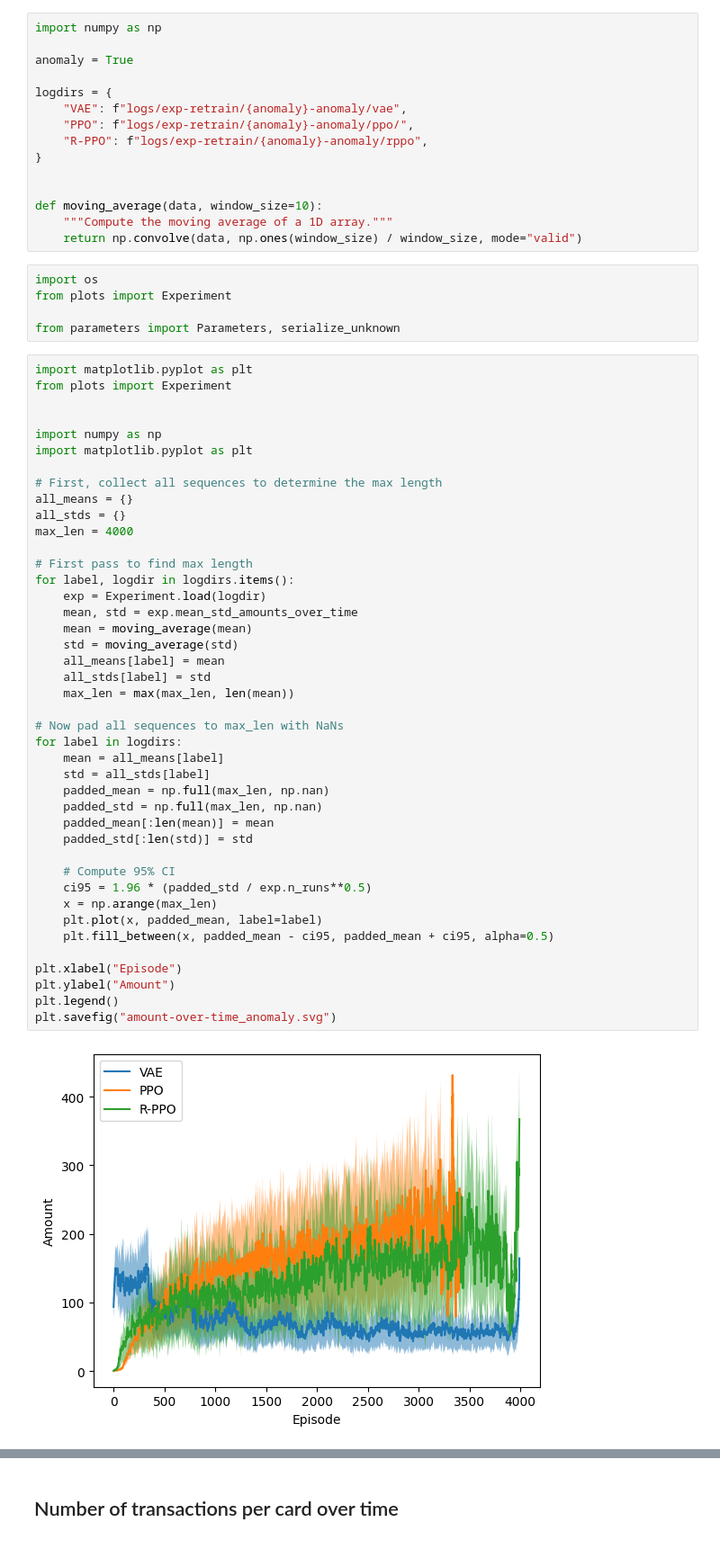
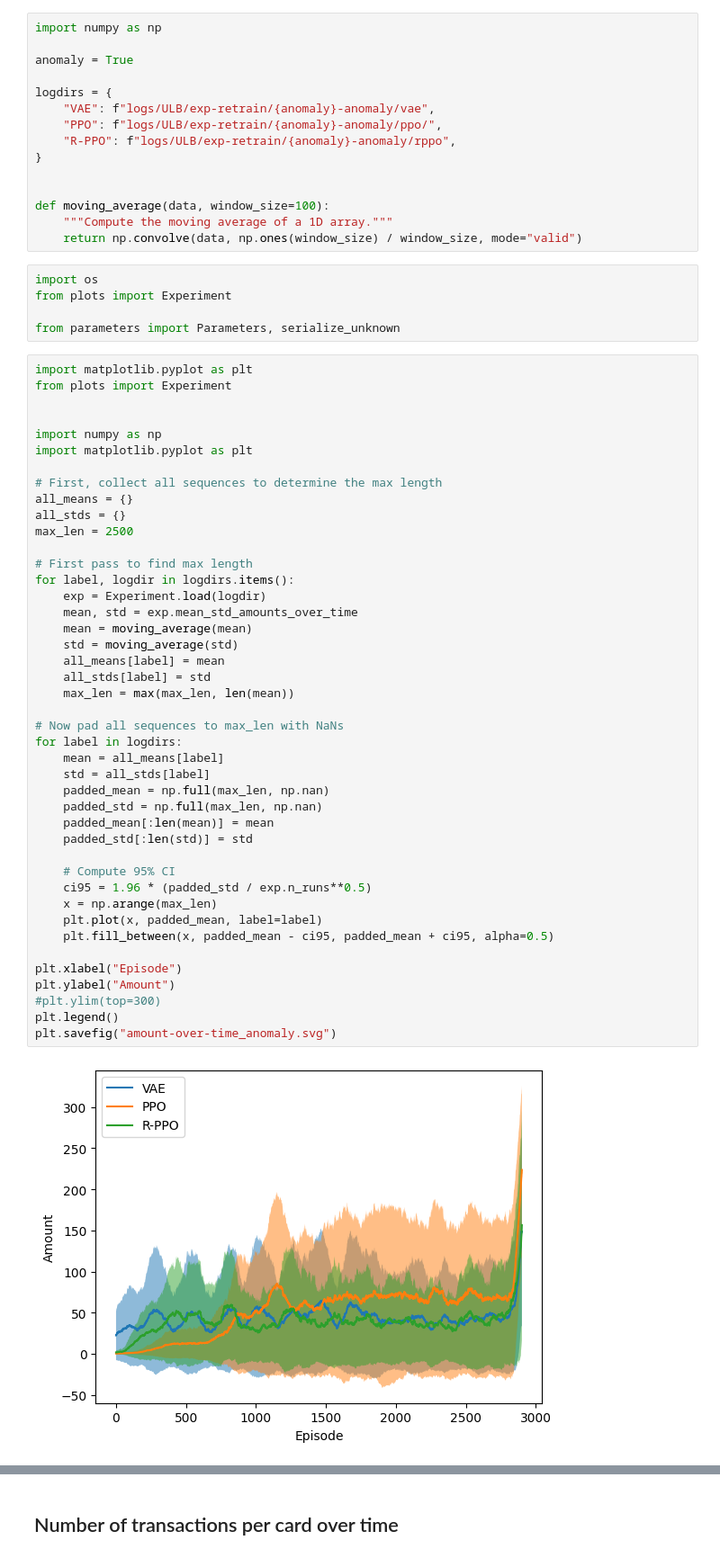
Before and after one commit to FaramirHurin/RL_Attack_September24, a Jupyter notebook: src/agents-comparison.ipynb, the cells around one changed output, grey strips where cells are left out. Shown at 90% size. Drawn from its saved outputs; the diff is of its cells as text.

Commit message:
Anomaly detection and experiments on ULB generator

```diff
--- a/src/agents-comparison.ipynb
+++ b/src/agents-comparison.ipynb
@@ -53,13 +64,13 @@ import numpy as np
 anomaly = True
 
 logdirs = {
-    "VAE": f"logs/exp-retrain/{anomaly}-anomaly/vae",
-    "PPO": f"logs/exp-retrain/{anomaly}-anomaly/ppo/",
-    "R-PPO": f"logs/exp-retrain/{anomaly}-anomaly/rppo",
+    "VAE": f"logs/ULB/exp-retrain/{anomaly}-anomaly/vae",
+    "PPO": f"logs/ULB/exp-retrain/{anomaly}-anomaly/ppo/",
+    "R-PPO": f"logs/ULB/exp-retrain/{anomaly}-anomaly/rppo",
 }
 
 
-def moving_average(data, window_size=10):
+def moving_average(data, window_size=100):
     """Compute the moving average of a 1D array."""
     return np.convolve(data, np.ones(window_size) / window_size, mode="valid")
 # %%
@@ -78,39 +89,40 @@ import matplotlib.pyplot as plt
 # First, collect all sequences to determine the max length
 all_means = {}
 all_stds = {}
-max_len = 4000
+max_len = 2500
 
 # First pass to find max length
 for label, logdir in logdirs.items():
     exp = Experiment.load(logdir)
     mean, std = exp.mean_std_amounts_over_time
     mean = moving_average(mean)
     std = moving_average(std)
     all_means[label] = mean
     all_stds[label] = std
     max_len = max(max_len, len(mean))
 
 # Now pad all sequences to max_len with NaNs
 for label in logdirs:
     mean = all_means[label]
     std = all_stds[label]
     padded_mean = np.full(max_len, np.nan)
     padded_std = np.full(max_len, np.nan)
     padded_mean[:len(mean)] = mean
     padded_std[:len(std)] = std
 
     # Compute 95% CI
     ci95 = 1.96 * (padded_std / exp.n_runs**0.5)
     x = np.arange(max_len)
     plt.plot(x, padded_mean, label=label)
     plt.fill_between(x, padded_mean - ci95, padded_mean + ci95, alpha=0.5)
 
 plt.xlabel("Episode")
 plt.ylabel("Amount")
+#plt.ylim(top=300)
 plt.legend()
 plt.savefig("amount-over-time_anomaly.svg")
 # %% [output]
-[figure, old version]
+[figure, new version]
 # %%
 import numpy as np
 import pandas as pd
```
Also changed, not shown: parts of 3 cells of this notebook, 5 other files.
